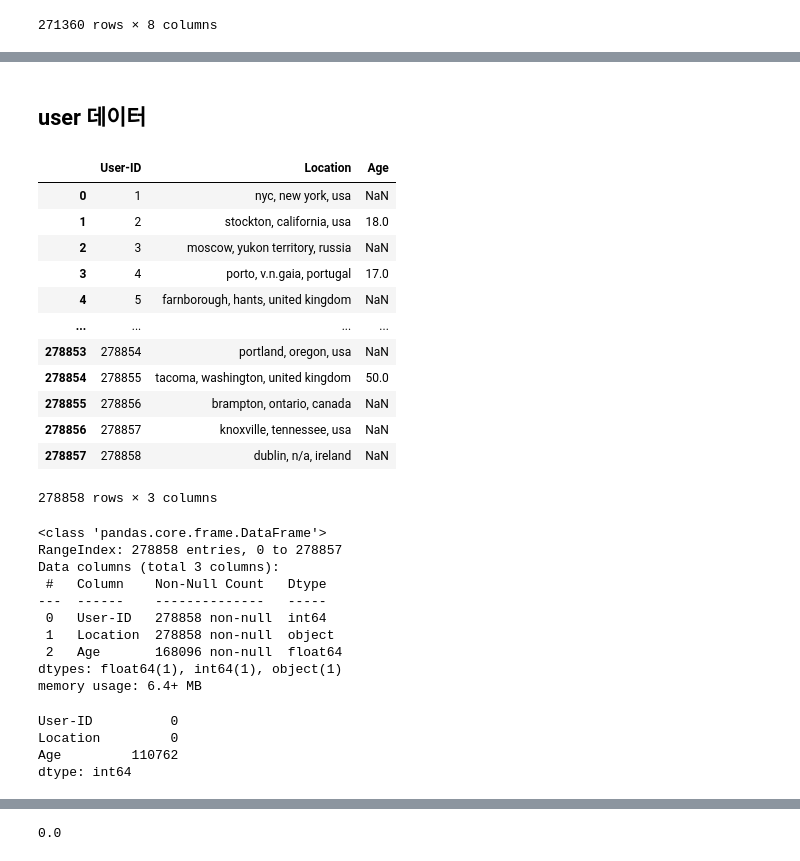
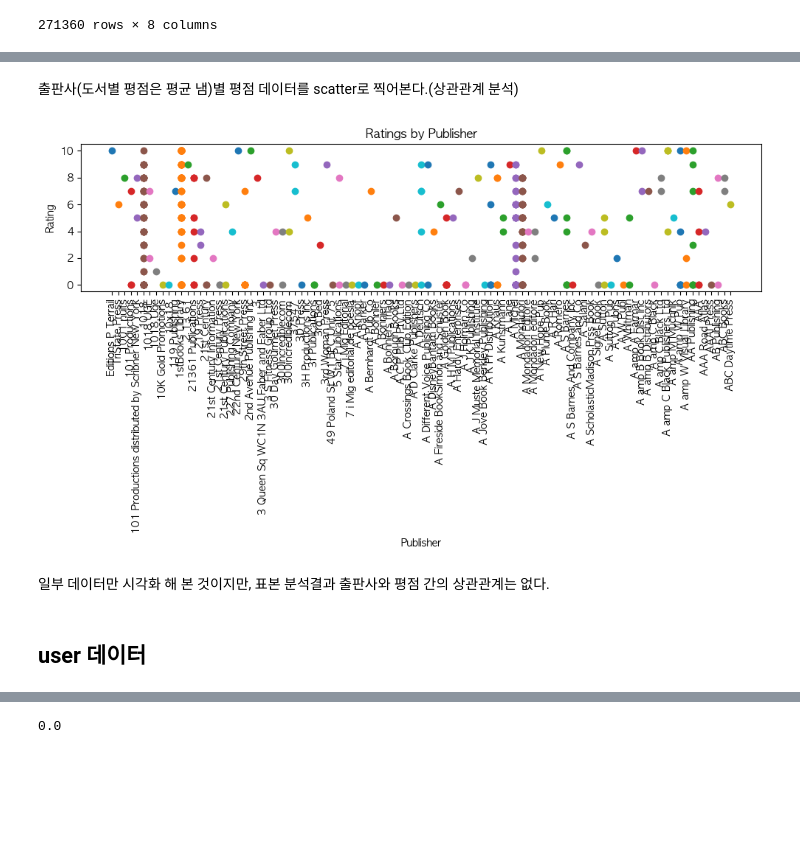
Before and after one commit to kimminyoung0/bookRecommendation, a Jupyter notebook: DataAnalysis.ipynb, the cells around one changed output, grey strips where cells are left out. Saved outputs shown, nothing was run; the diff lists cells and outputs as text; code cells hidden in the pictures; blank space fills up the shorter version.

```diff
--- a/DataAnalysis.ipynb
+++ b/DataAnalysis.ipynb
@@ -104,0 +75,2 @@ Name: count, Length: 116, dtype: int64
+# %%
+book['Year-Of-Publication'] = pd.to_numeric(book['Year-Of-Publication'], errors='coerce', downcast='integer')
@@ -289,38 +341,26 @@ ParseException: Expected end of text, found '$'  (at char 15), (line:1, col:16)
+# %% [markdown]
+출판사(도서별 평점은 평균 냄)별 평점 데이터를 scatter로 찍어본다.(상관관계 분석)
+# %%
+import matplotlib.pyplot as plt
+
+publisher_ratings = book_rating.groupby('Publisher')
+
+plt.figure(figsize=(10, 6))
+cnt = 0
+for publisher, data in publisher_ratings:
+    cnt += 1
+    if cnt < 100:  # 앞에서 100개 출판사만 가져오기
+        plt.scatter([publisher]*len(data), data['Book-Rating'])
+
+plt.title('Ratings by Publisher')
+plt.xlabel('Publisher')
+plt.ylabel('Rating')
+plt.xticks(rotation=90)
+plt.tight_layout()
+plt.show()
+# %% [output]
+[figure, added]
+# %% [markdown]
+일부 데이터만 시각화 해 본 것이지만, 표본 분석결과 출판사와 평점 간의 상관관계는 없다.
 # %% [markdown]
 ## user 데이터
-# %%
-user
-# %% [output]
-|  | User-ID | Location | Age |
-| 0 | 1 | nyc, new york, usa | NaN |
-| 1 | 2 | stockton, california, usa | 18.0 |
-| 2 | 3 | moscow, yukon territory, russia | NaN |
-| 3 | 4 | porto, v.n.gaia, portugal | 17.0 |
-| 4 | 5 | farnborough, hants, united kingdom | NaN |
-| ... | ... | ... | ... |
-| 278853 | 278854 | portland, oregon, usa | NaN |
-| 278854 | 278855 | tacoma, washington, united kingdom | 50.0 |
-| 278855 | 278856 | brampton, ontario, canada | NaN |
-| 278856 | 278857 | knoxville, tennessee, usa | NaN |
-| 278857 | 278858 | dublin, n/a, ireland | NaN |
-278858 rows × 3 columns
-# %%
-user.info()
-# %% [output]
-<class 'pandas.core.frame.DataFrame'>
-RangeIndex: 278858 entries, 0 to 278857
-Data columns (total 3 columns):
- #   Column    Non-Null Count   Dtype
----  ------    --------------   -----
- 0   User-ID   278858 non-null  int64
- 1   Location  278858 non-null  object
- 2   Age       168096 non-null  float64
-dtypes: float64(1), int64(1), object(1)
-memory usage: 6.4+ MB
-# %%
-user.isnull().sum()
-# %% [output]
-User-ID          0
-Location         0
-Age         110762
-dtype: int64
```
Also changed, not shown: parts of 61 cells of this notebook.
